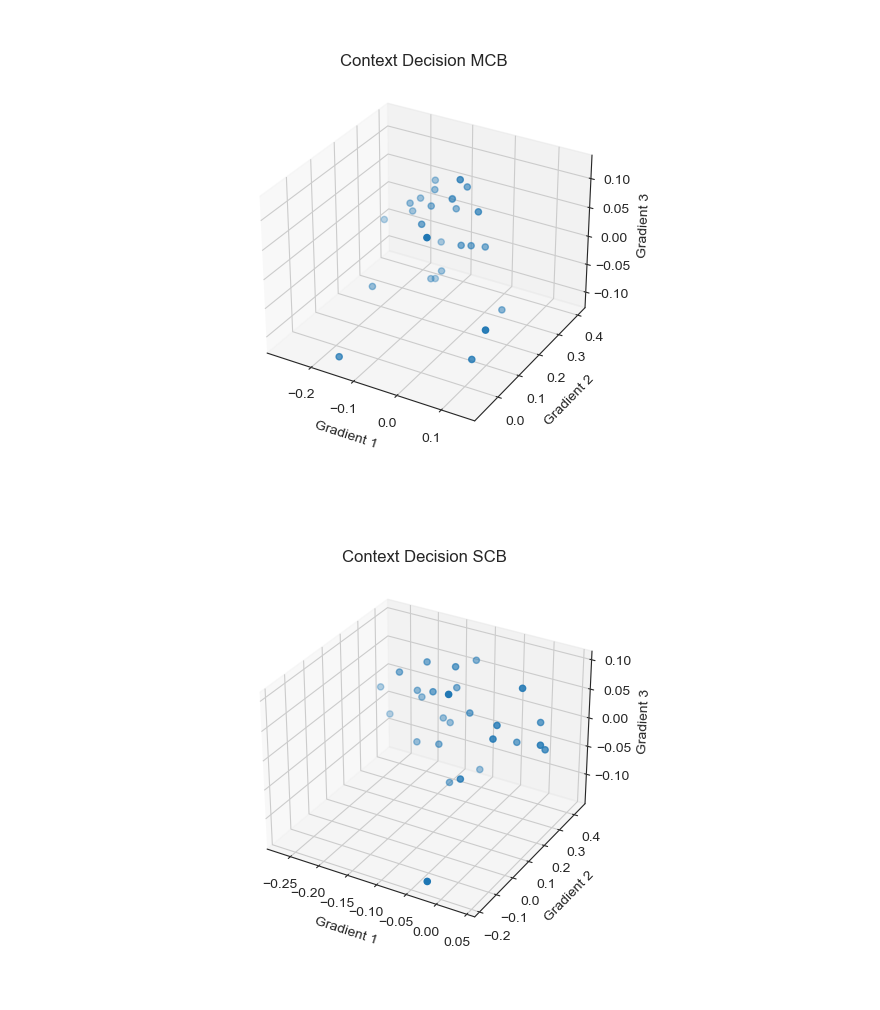
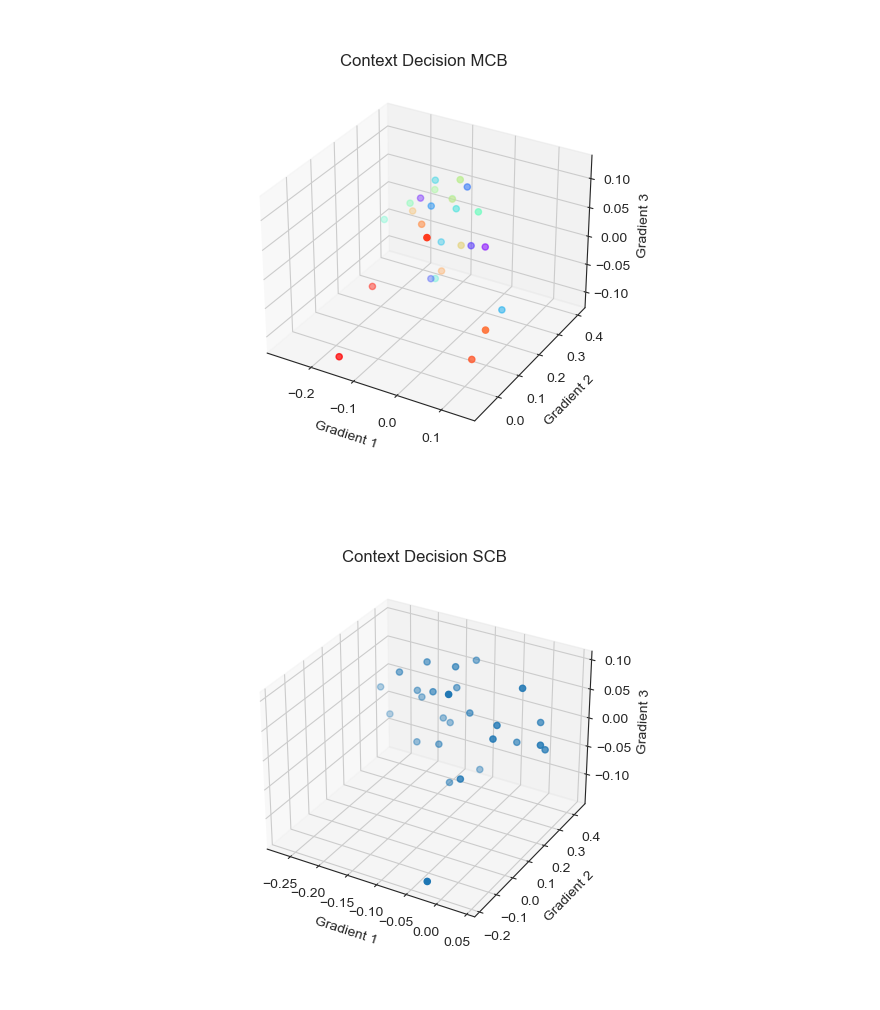
Before and after one commit to TirsoRJGonzalez/Jupyter_Share_3dPlots, a Jupyter notebook: Gradient3dPlots.ipynb, the cells around one changed output. Cells and saved outputs as stored; diff of their text form; code cells hidden in the pictures.

```diff
--- a/Gradient3dPlots.ipynb
+++ b/Gradient3dPlots.ipynb
@@ -8,25 +10,26 @@ from mpl_toolkits.mplot3d import Axes3D
 # %%
 df = pd.read_csv('Results.csv')
 df_3d = pd.read_csv('Results_wide.csv')
+c = cm.rainbow(np.linspace(0, 1, len(y)))
 # %%
 fig = plt.figure()
 ax = fig.add_subplot(111, projection = '3d')
 
 x = df_3d['Context_Decision_MCB_1']
 y = df_3d['Context_Decision_MCB_2']
 z = df_3d['Context_Decision_MCB_3']
 
 ax.set_xlabel("Gradient 1")
 ax.set_ylabel("Gradient 2")
 ax.set_zlabel("Gradient 3")
 
-ax.scatter(x, y, z)
+ax.scatter(x, y, z, color=c)
 
 plt.title('Context Decision MCB')
 
 plt.show()
 # %% [output]
-[figure, old version]
+[figure, new version]
 # %%
 fig = plt.figure()
 ax = fig.add_subplot(111, projection = '3d')
```
Also changed, not shown: parts of 2 cells of this notebook, 1 other file.
